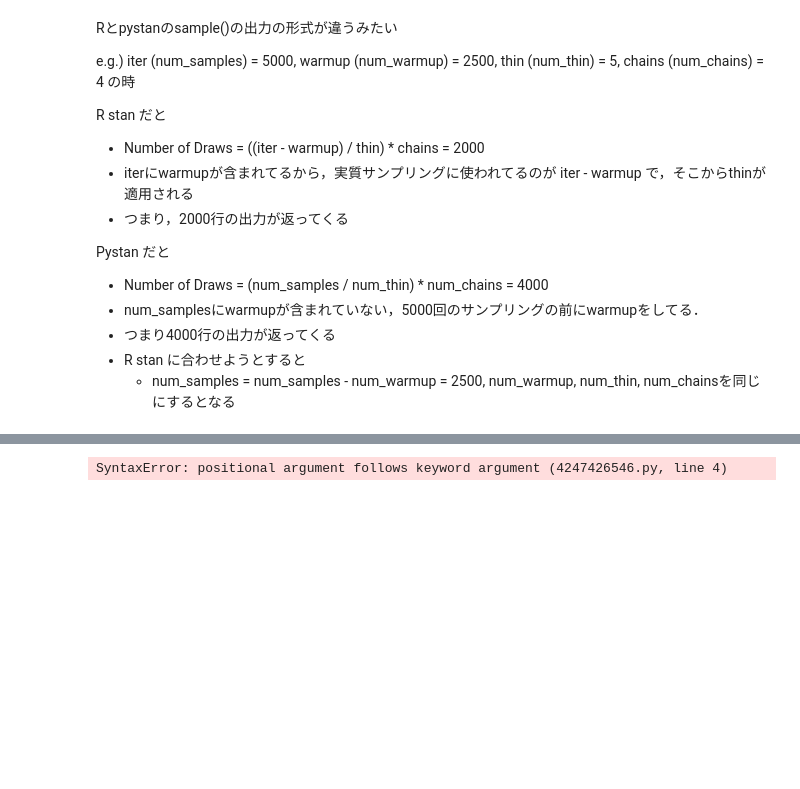
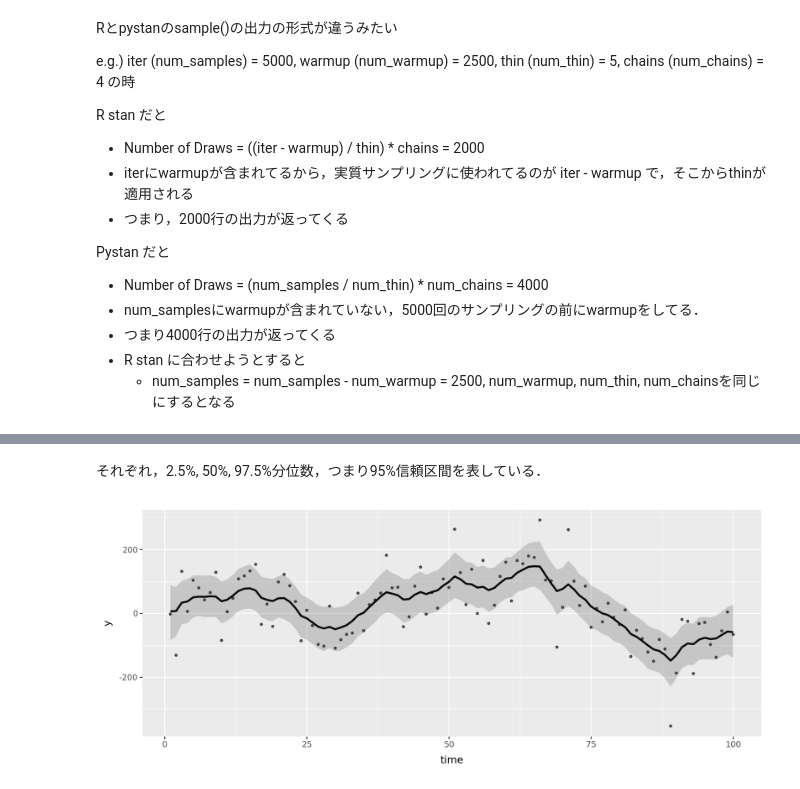
Before and after one commit to tiger-sea/tsa, a Jupyter notebook: 6-3.ipynb, the cells around one changed output, grey strips where cells are left out. Drawn from its saved outputs; the diff is of its cells as text; code cells hidden in the pictures; blank space fills up the shorter version.

```diff
--- a/6-3.ipynb
+++ b/6-3.ipynb
@@ -217,14 +220,18 @@ percentile
 100 rows × 3 columns
+# %% [markdown]
+それぞれ，2.5%, 50%, 97.5%分位数，つまり95%信頼区間を表している．
 # %%
 percentile["y"] = y
 percentile["time"] = range(1, len(percentile)+1)
 (
-    ggplot(data=percentile, aes(x="time"))
-    + geom_point(aes(y=y), alpha=0.6, size=0.9)
-    # + geom_line(aes(x=time, y=fit))
+    ggplot(percentile, aes(x="time"))
+    + geom_point(aes(y="y"), alpha=0.6, size=0.9)
+    + geom_line(aes(y="fit"), size=1.2)
+    + geom_ribbon(aes(ymin="lwr", ymax="upr"), alpha=0.2)
+    + theme(figure_size=(10, 4))
 )
 # %% [output]
-SyntaxError: positional argument follows keyword argument (4247426546.py, line 4)
+[figure, added]
 # %%
 (
     ggplot()
```
Also changed, not shown: parts of 10 cells of this notebook.
